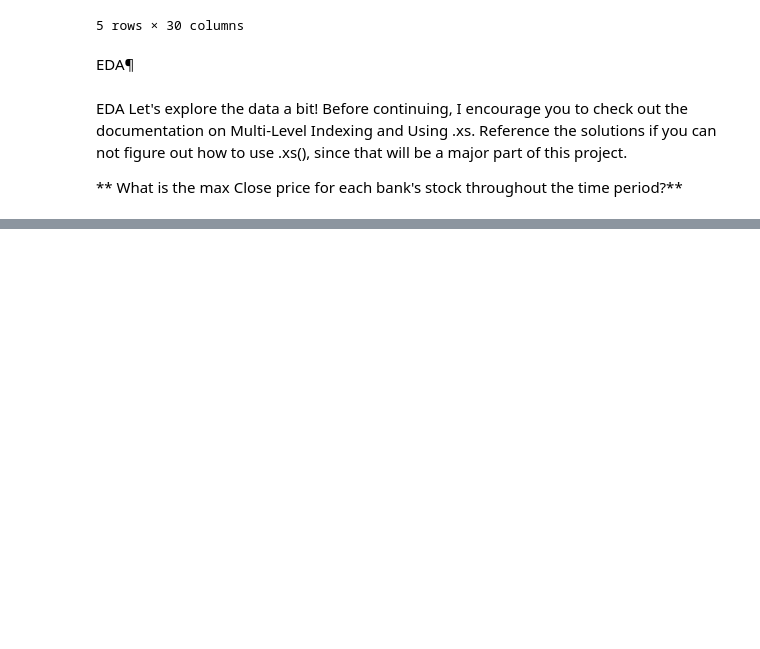
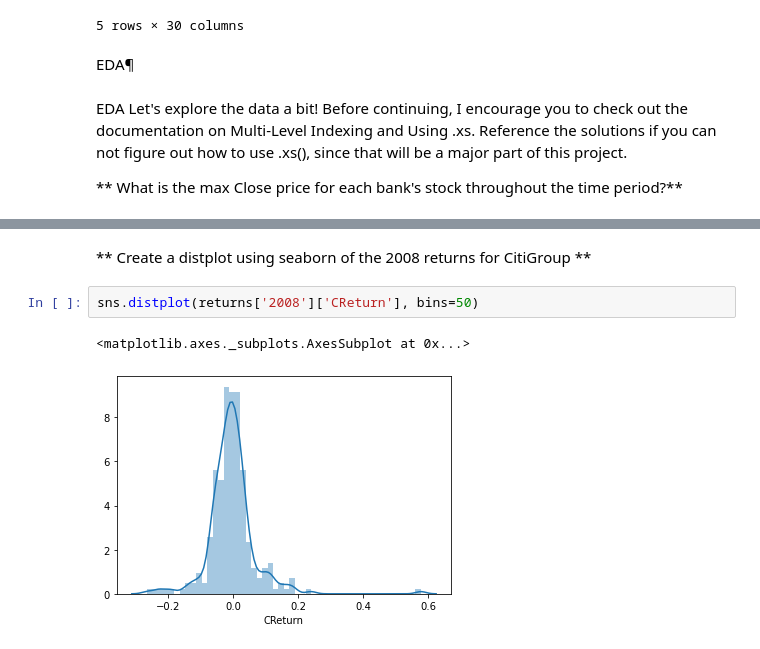
Before and after one commit to ShimnaA/calls_data, a Jupyter notebook: finance_data.ipynb, the cells around one changed output, grey strips where cells are left out. Drawn from its saved outputs; the diff is of its cells as text; blank space fills up the shorter version.

```diff
--- a/finance_data.ipynb
+++ b/finance_data.ipynb
@@ -106,0 +246,7 @@ KeyError: 'Close'
+# %% [markdown]
+** Create a distplot using seaborn of the 2008 returns for CitiGroup **
+# %%
+sns.distplot(returns['2008']['CReturn'], bins=50)
+# %% [output]
+<matplotlib.axes._subplots.AxesSubplot at 0x...>
+[figure, added]
```
Also changed, not shown: parts of 42 cells of this notebook.
